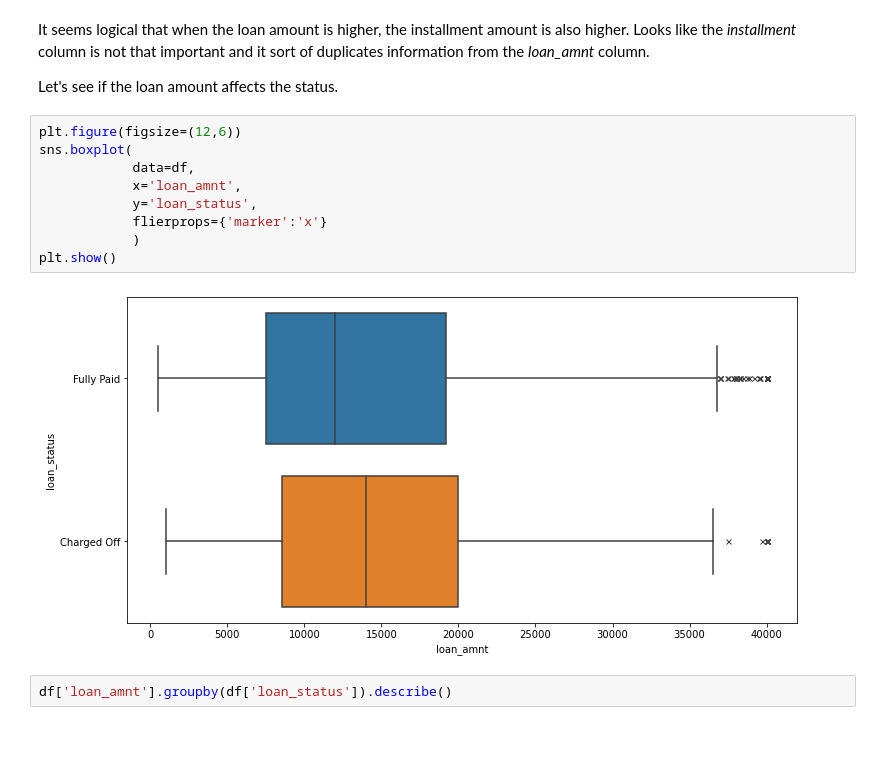
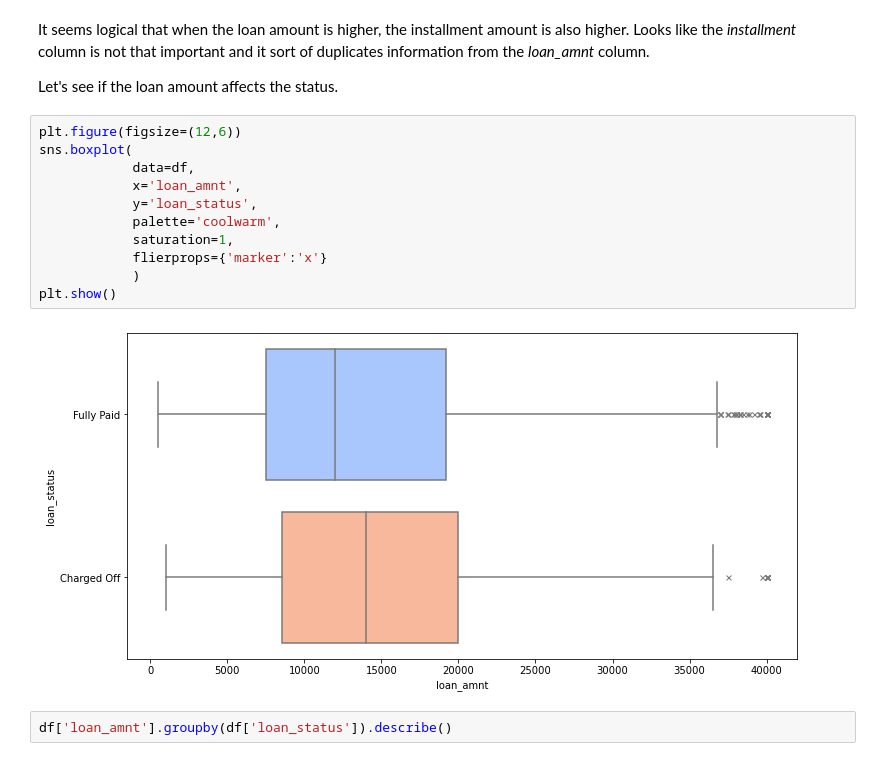
Before and after one commit to maciej-ziaja/Lending-Club, a Jupyter notebook: loan_pay_back_predict.ipynb, the cells around one changed output. Drawn from its saved outputs; the diff is of its cells as text.

```diff
--- a/loan_pay_back_predict.ipynb
+++ b/loan_pay_back_predict.ipynb
@@ -144,14 +148,16 @@ Let's see if the loan amount affects the status.
 # %%
 plt.figure(figsize=(12,6))
 sns.boxplot(
             data=df,
             x='loan_amnt',
             y='loan_status',
+            palette='coolwarm',
+            saturation=1,
             flierprops={'marker':'x'}
             )
 plt.show()
 # %% [output]
-[figure, old version]
+[figure, new version]
 # %%
 df['loan_amnt'].groupby(df['loan_status']).describe()
 # %% [output]
```
Also changed, not shown: parts of 28 cells of this notebook, 1 other file.
